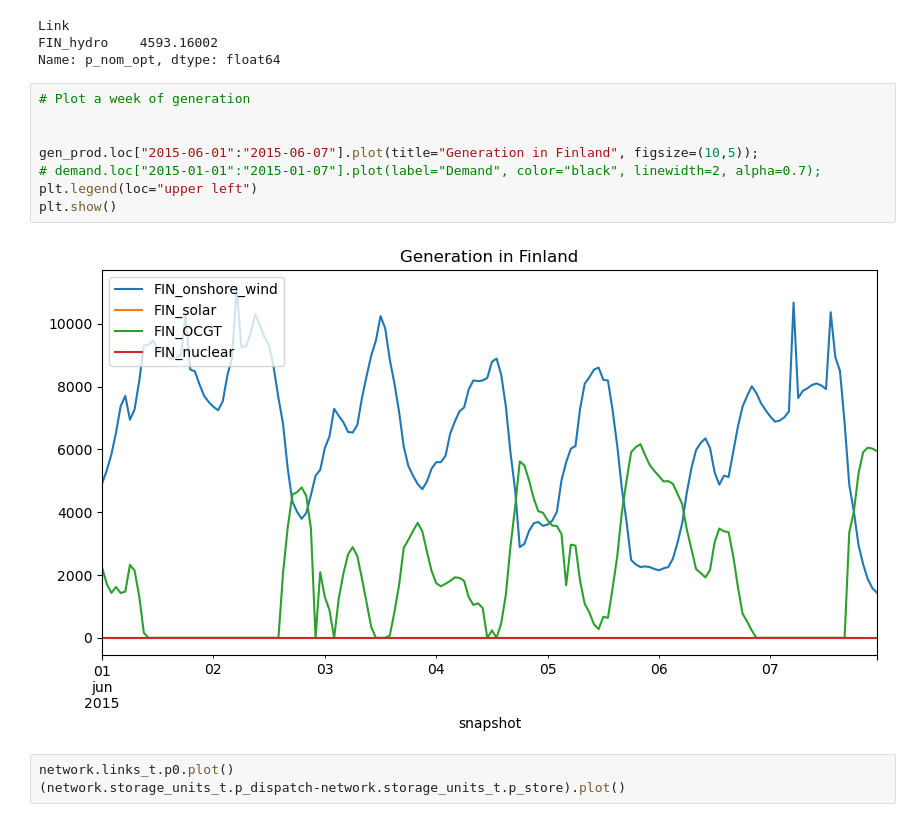
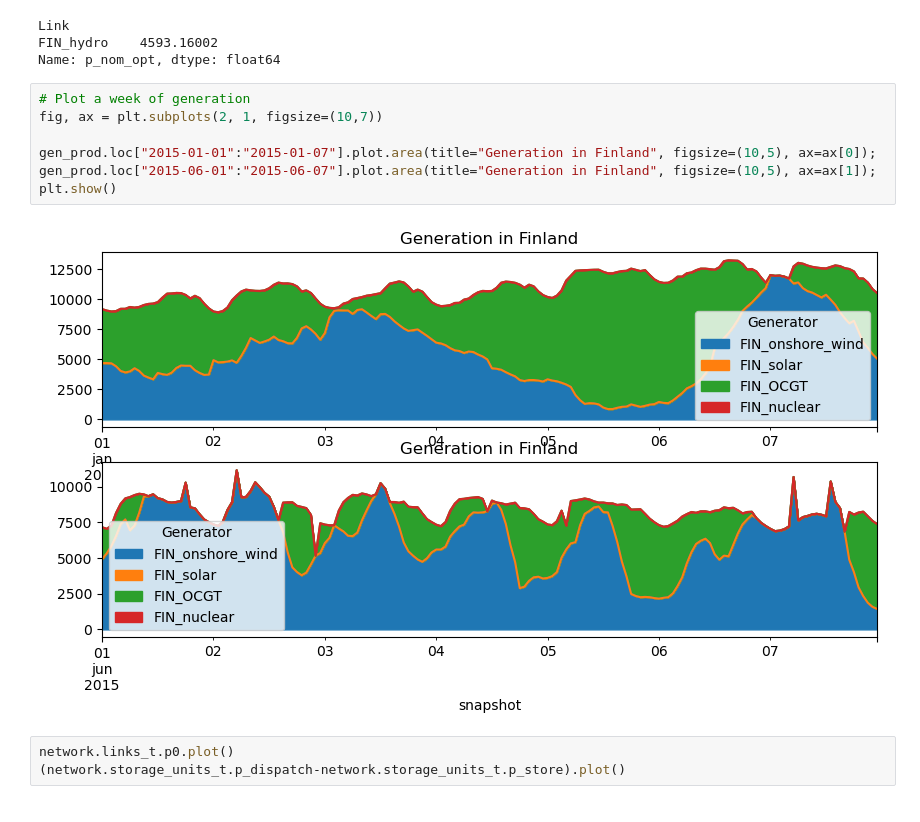
Before and after one commit to NicolineSimoneDTU/Integrated_Project, a Jupyter notebook: project.ipynb, the cells around one changed output. Cells and saved outputs as stored; diff of their text form.

```diff
--- a/project.ipynb
+++ b/project.ipynb
@@ -178,14 +178,13 @@ FIN_hydro    4593.16002
 Name: p_nom_opt, dtype: float64
 # %%
 # Plot a week of generation
+fig, ax = plt.subplots(2, 1, figsize=(10,7))
 
-
-gen_prod.loc["2015-06-01":"2015-06-07"].plot(title="Generation in Finland", figsize=(10,5));
-# demand.loc["2015-01-01":"2015-01-07"].plot(label="Demand", color="black", linewidth=2, alpha=0.7);
-plt.legend(loc="upper left")
+gen_prod.loc["2015-01-01":"2015-01-07"].plot.area(title="Generation in Finland", figsize=(10,5), ax=ax[0]);
+gen_prod.loc["2015-06-01":"2015-06-07"].plot.area(title="Generation in Finland", figsize=(10,5), ax=ax[1]);
 plt.show()
 # %% [output]
-[figure, old version]
+[figure, new version]
 # %%
 network.links_t.p0.plot()
 (network.storage_units_t.p_dispatch-network.storage_units_t.p_store).plot()
```
Also changed, not shown: parts of 1 cell of this notebook.
